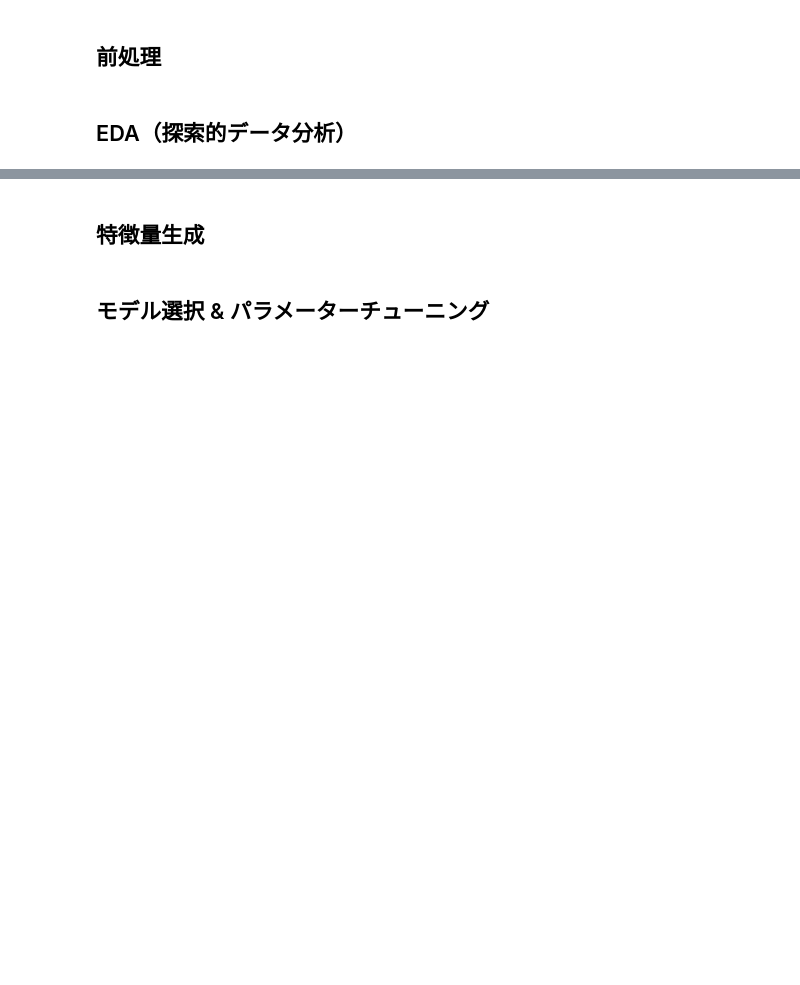
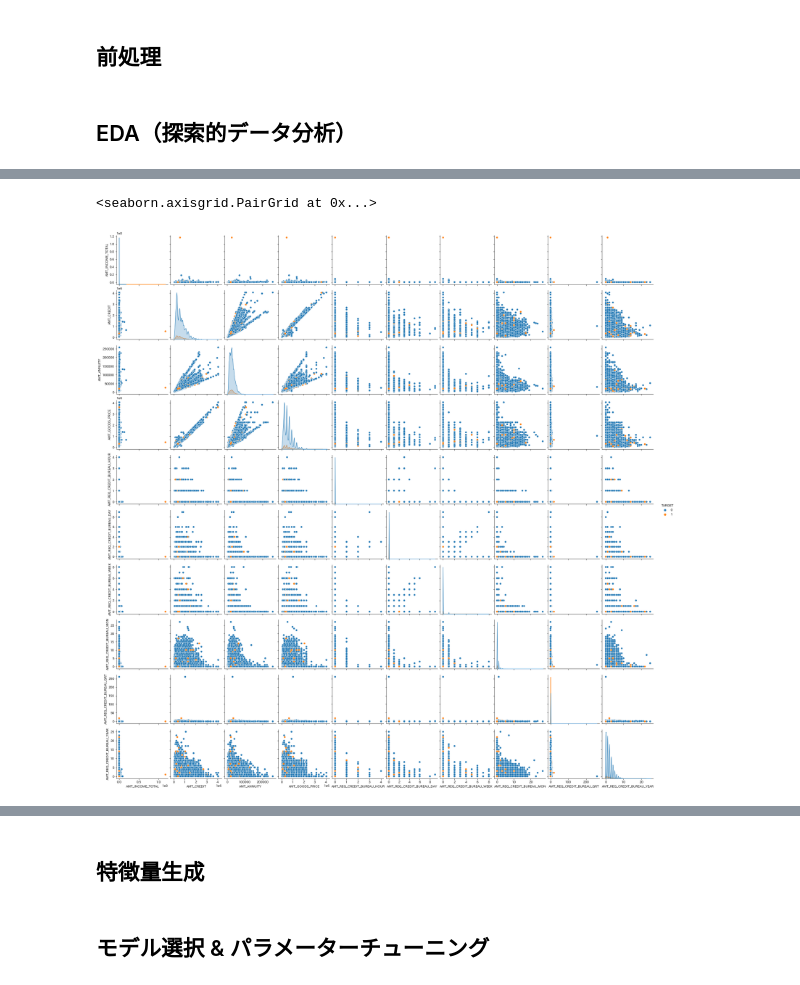
Before and after one commit to idsts2670/kaggle, a Jupyter notebook: home-credit-default-risk/home-credit-default.ipynb, the cells around one changed output, grey strips where cells are left out. Cells and saved outputs as stored; diff of their text form; code cells hidden in the pictures; blank space fills up the shorter version.

```diff
--- a/home-credit-default-risk/home-credit-default.ipynb
+++ b/home-credit-default-risk/home-credit-default.ipynb
@@ -928,0 +990,7 @@ https://github.com/FavioVazquez/ds-cheatsheets/blob/master/Python/Others/memento
+# %%
+tmp_amt = tmp_app_train.filter(like='AMT_', axis=1)
+tmp_amt = pd.concat([tmp_app_train.iloc[:,1], tmp_amt], axis=1)
+# sns.pairplot(tmp_amt, hue = TARGET)
+# %% [output]
+<seaborn.axisgrid.PairGrid at 0x...>
+[figure, added]
```
Also changed, not shown: parts of 12 cells of this notebook.
